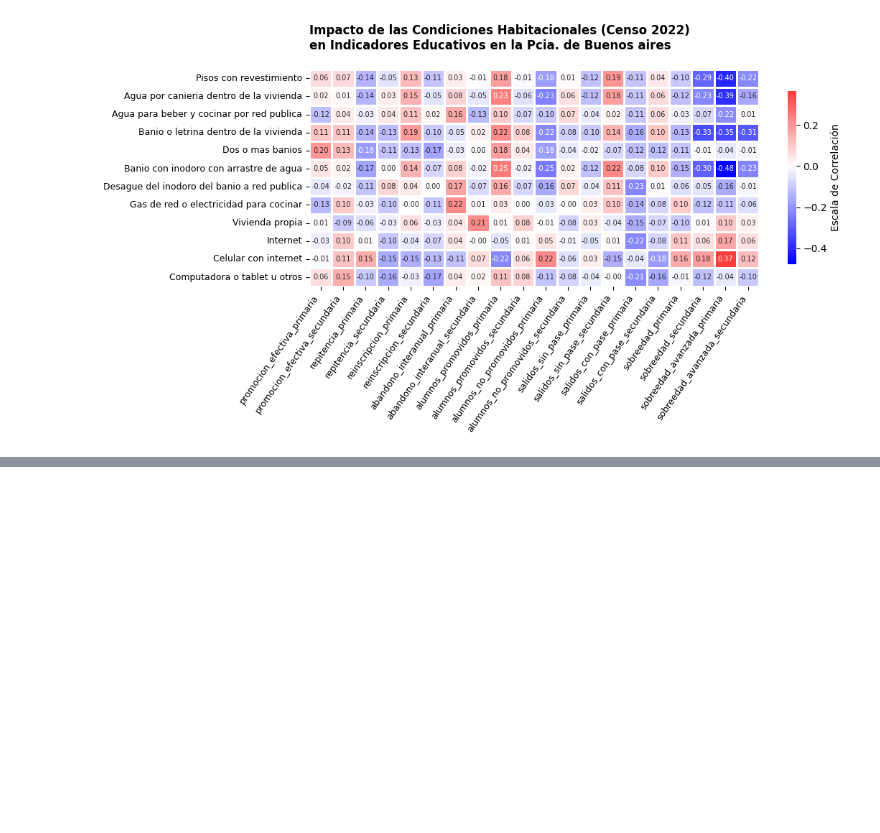
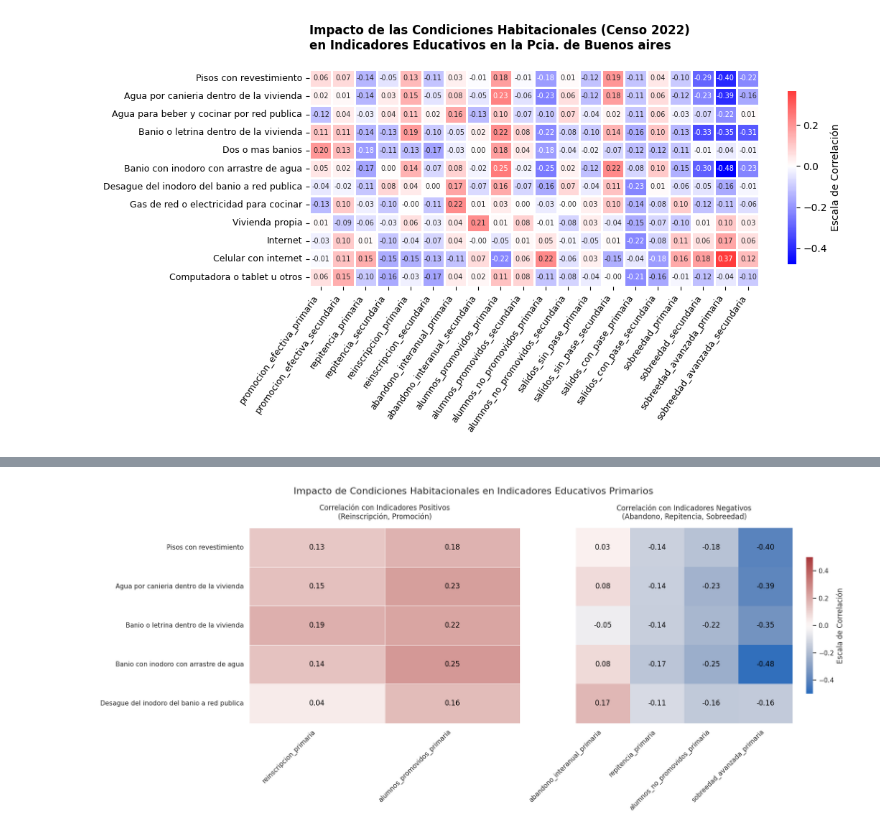
Before and after one commit to lmendezayl/uba-ldd-tp1, a Jupyter notebook: TP_1.ipynb, the cells around one changed output, grey strips where cells are left out. Saved outputs shown, nothing was run; the diff lists cells and outputs as text; code cells hidden in the pictures; blank space fills up the shorter version.

```diff
--- a/TP_1.ipynb
+++ b/TP_1.ipynb
@@ -787,0 +809,34 @@ De este heatmap podemos extraer conclusiones para tomar en cuenta al diseñar nu
+# %%
+# Correlaciones negativas
+df_corr_subset_negativas = (df_corr_subset
+                            .drop(labels=['Agua para beber y cocinar por red publica', 'Dos o mas banios', 'Gas de red o electricidad para cocinar', 'Vivienda propia', 'Internet', 'Celular con internet', 'Computadora o tablet u otros'], axis=0)
+                            .copy()[['abandono_interanual_primaria', 'repitencia_primaria', 'alumnos_no_promovidos_primaria','sobreedad_avanzada_primaria']])
+# Correlaciones positivas
+df_corr_subset_positivas = (df_corr_subset
+                            .drop(labels=['Agua para beber y cocinar por red publica', 'Dos o mas banios', 'Gas de red o electricidad para cocinar', 'Vivienda propia', 'Internet', 'Celular con internet', 'Computadora o tablet u otros'], axis=0)
+                            .copy()[['reinscripcion_primaria', 'alumnos_promovidos_primaria']])
+
+# Configuracion gral para ambos heatmaps
+plt.figure(figsize=(18, 8))
+sns.set(font_scale=1.0)
+cmap = "vlag"
+annot_kws = {"size": 12, "color": "black"}
+
+# Correlaciones negativas (indicadores "malos")
+plt.subplot(1, 2, 2)
+ax1 = sns.heatmap(df_corr_subset_negativas, annot=True, fmt=".2f", cmap=cmap, center=0, vmin=-0.5, vmax=0.5, annot_kws=annot_kws, cbar_kws={"shrink": 0.7, "label": "Escala de Correlación", })
+# Correlaciones positivas (indicadores "buenos")
+plt.subplot(1, 2,1 )
+ax2 = sns.heatmap(df_corr_subset_positivas, annot=True, fmt=".2f", cmap=cmap, center=0, vmin=-0.5, vmax=0.5, linewidths=0.5, annot_kws=annot_kws, cbar=False)
+
+ax1.set_title("Correlación con Indicadores Negativos\n(Abandono, Repitencia, Sobreedad)", pad=15, fontsize=12)
+ax1.set_xticklabels(ax1.get_xticklabels(), rotation=45, ha="right")
+ax1.set_yticklabels([])
+ax2.set_title("Correlación con Indicadores Positivos\n(Reinscripción, Promoción)", pad=15, fontsize=12)
+ax2.set_xticklabels(ax2.get_xticklabels(), rotation=45, ha="right")
+# Ajustes finales
+plt.suptitle("Impacto de Condiciones Habitacionales en Indicadores Educativos Primarios", fontsize=16)
+plt.tight_layout()
+plt.show()
+# %% [output]
+[figure, added]
```
Also changed, not shown: parts of 3 cells of this notebook.
